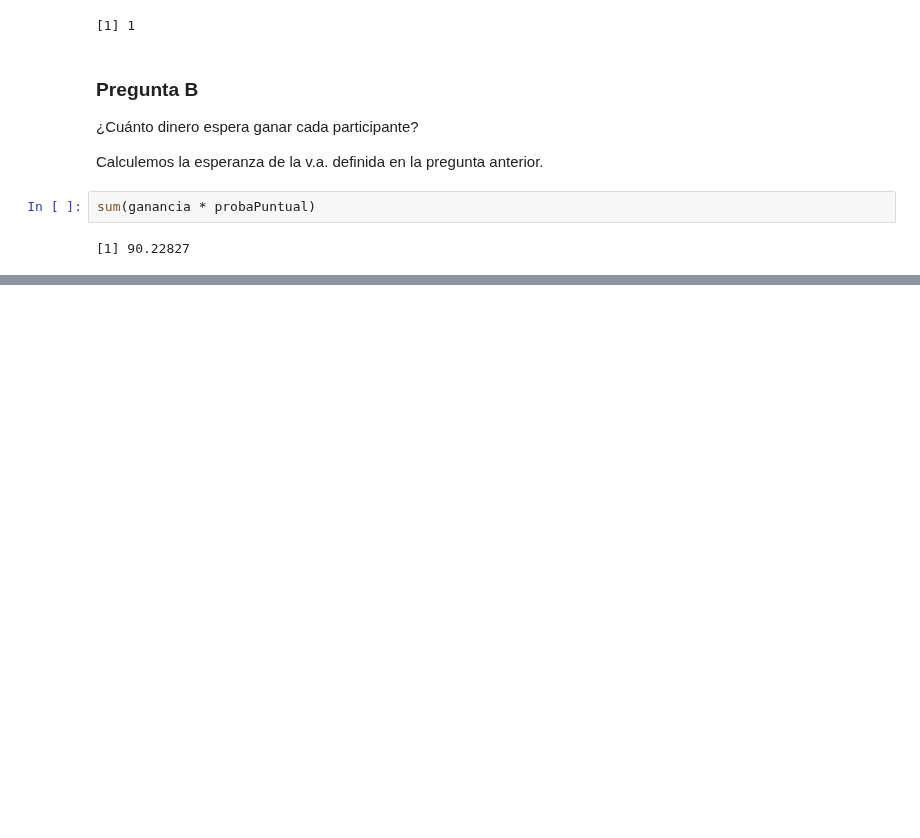
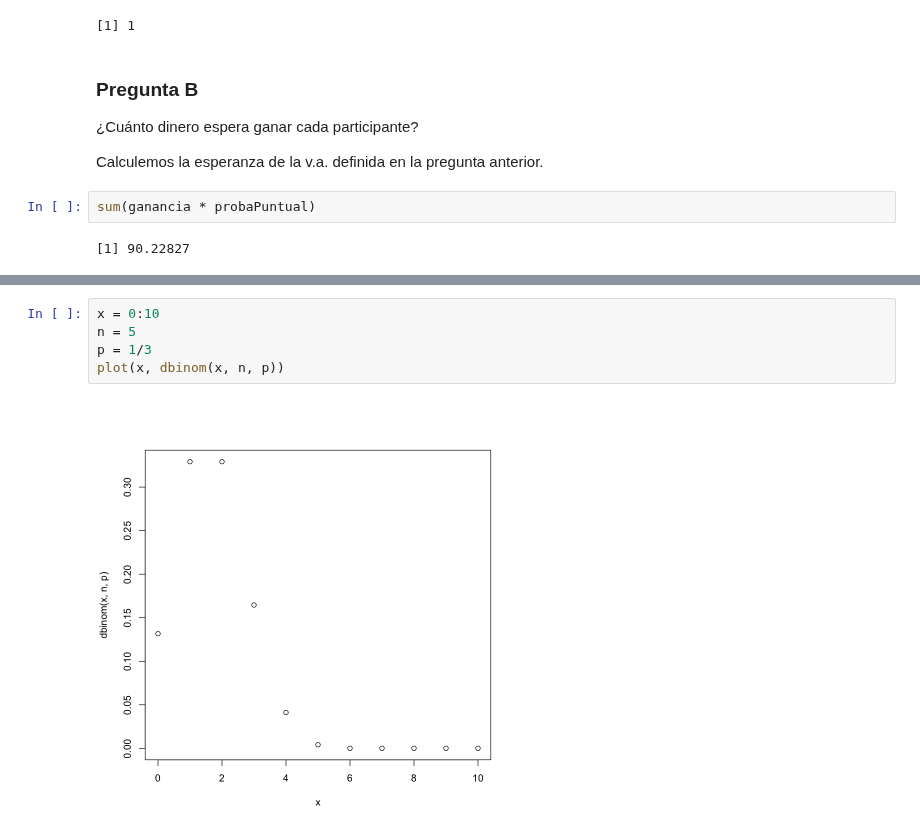
Before and after one commit to honi/uba-probabilidad-y-estadistica, a Jupyter notebook: Soluciones/Práctica2.ipynb, the cells around one changed output, grey strips where cells are left out. Drawn from its saved outputs; the diff is of its cells as text; blank space fills up the shorter version.

```diff
--- a/Soluciones/Práctica2.ipynb
+++ b/Soluciones/Práctica2.ipynb
@@ -839,0 +848,7 @@ sum(ganancia * probaPuntual)
+# %%
+x = 0:10
+n = 5
+p = 1/3
+plot(x, dbinom(x, n, p))
+# %% [output]
+[figure, added]
```
Also changed, not shown: parts of 6 cells of this notebook.
